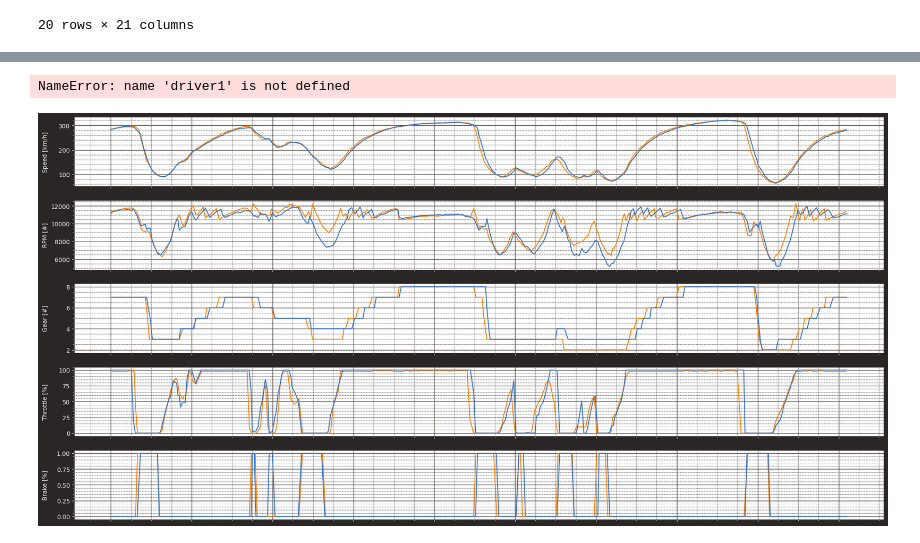
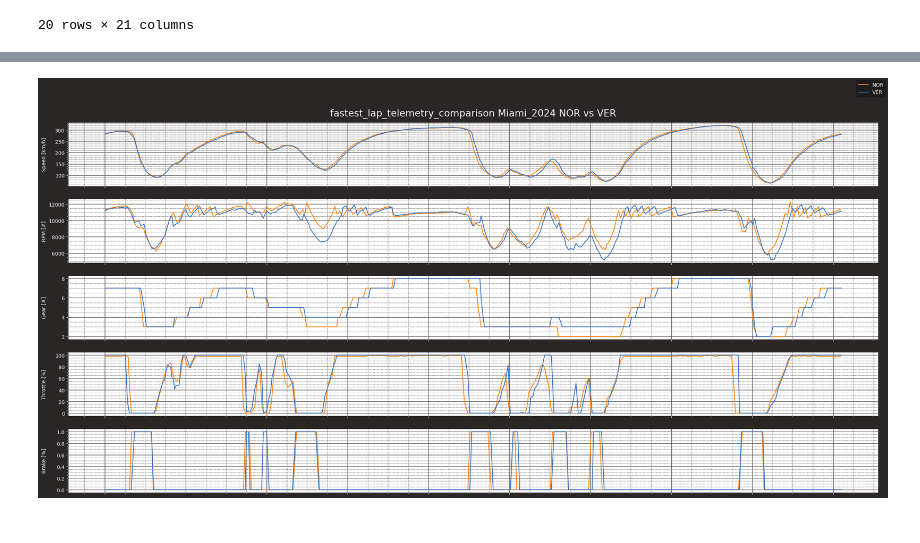
Before and after one commit to CharlotteGithub-prog/mclaren-performance-analysis-2024, a Jupyter notebook: 2024_season_overview.ipynb, the cells around one changed output, grey strips where cells are left out. Cells and saved outputs as stored; diff of their text form; code cells hidden in the pictures.

Commit message:
Update plot information and remove excess outputs

```diff
--- a/2024_season_overview.ipynb
+++ b/2024_season_overview.ipynb
@@ -77,5 +65,5 @@ Index(['Time', 'Driver', 'DriverNumber', 'LapTime', 'LapNumber', 'Stint',
 # %%
-# Function to lighten a color
+# Function to lighten team colour
 def lighten_color(color, amount=0.5):
     color = mcolors.to_rgb(color)
     return [(1 - amount) * c + amount for c in color]
@@ -84,14 +72,12 @@ def lighten_color(color, amount=0.5):
 team_color_1 = '#' + target_session.results[target_session.results['Abbreviation'] == driver_1].iloc[0]['TeamColor']
 team_color_2 = '#' + target_session.results[target_session.results['Abbreviation'] == driver_2].iloc[0]['TeamColor']
 
-# Check if they are the same team and adjust if needed
+# If drivers for analysis are from the same team then adjust driver_2 colour
 if team_color_1 == team_color_2:
     # Lighten one color for distinction or use a dashed line
     from matplotlib.colors import to_rgb
     team_color_2 = lighten_color(team_color_2, amount=0.3)
     linestyle_2 = '--'
-else:
-    linestyle_2 = '-'
 # %%
 print(type(target_session))
 target_session.results
@@ -135,6 +121,7 @@ laps_driver_2 = target_session.laps.pick_drivers(driver_2).pick_fastest()
 telemetry_driver_1 = laps_driver_1.get_car_data().add_distance()
 telemetry_driver_2 = laps_driver_2.get_car_data().add_distance()
 # %%
+# Plot Telemetry
 plotting.setup_mpl()
 
 subplots_number = 5 #6 with DRS
@@ -185,10 +172,10 @@ ax[4].get_xaxis().set_ticklabels([])
 
 fig.align_ylabels()
 
-fig.legend([driver1,driver2])
+fig.legend([driver_1,driver_2])
 
 
-plot_title = 'telemetry_comparison_'+gp+'_'+str(year)+'-'+driver1+' vs '+driver2
+plot_title = 'fastest_lap_telemetry_comparison '+grand_prix+'_'+str(year)+' '+driver_1+' vs '+driver_2
 ax[0].title.set_text(plot_title)
 plt.subplots_adjust(left=0.06 ,right=0.99, top=0.9, bottom=0.05)
 
@@ -201,2 +184 @@ To opt-in to the new behaviour and remove this warning, explicitly set `misc_mpl
-NameError: name 'driver1' is not defined
-[figure, old version]
+[figure, new version]
```
Also changed, not shown: parts of 2 cells of this notebook.
